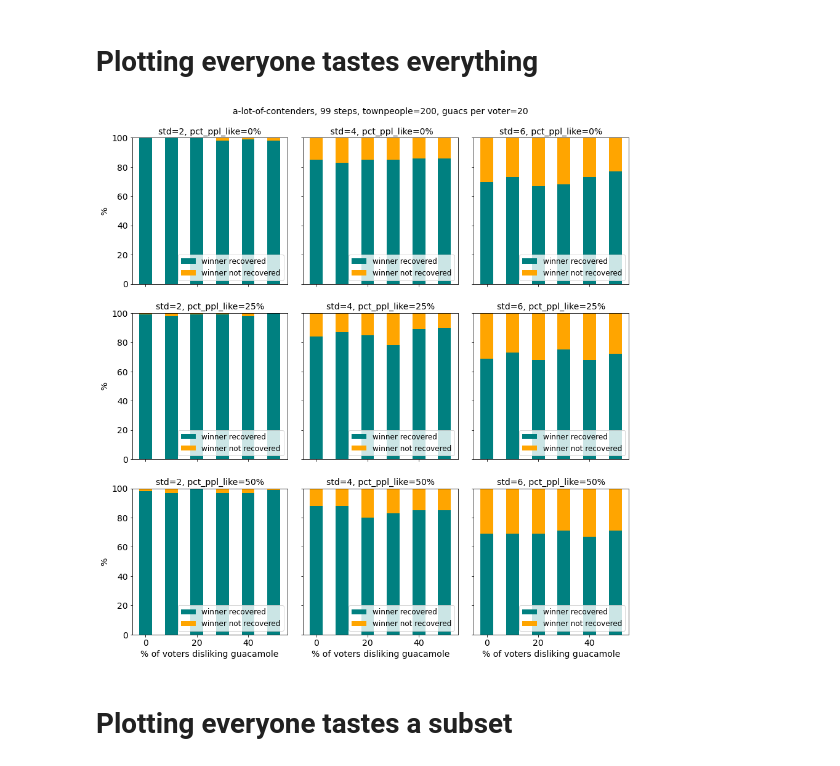
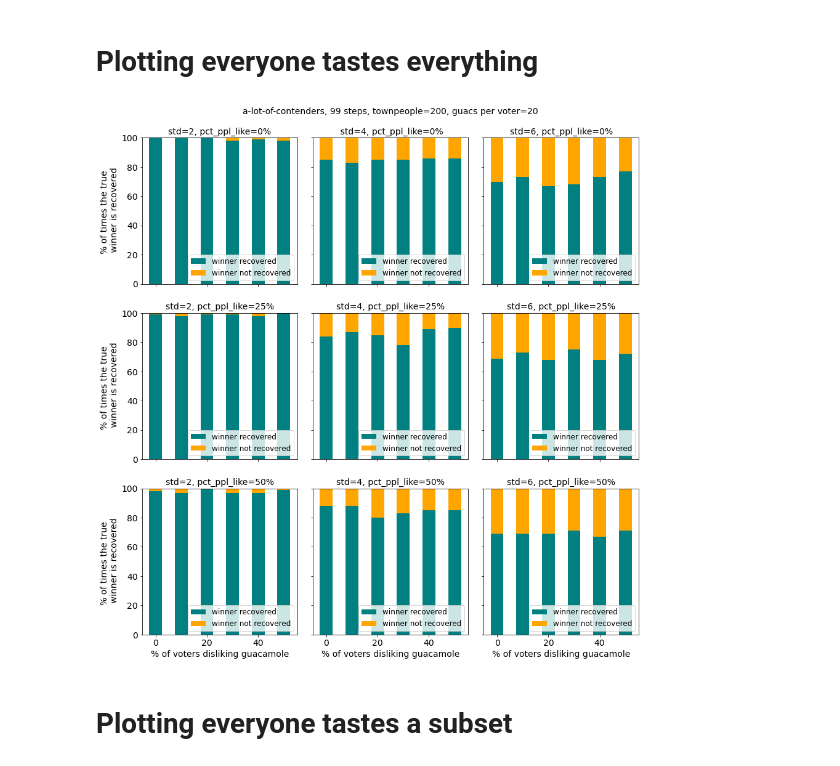
Before and after one commit to ideo/DS-toy-models, a Jupyter notebook: avocado-competition/notebook/parameter_space_visual.ipynb, the cells around one changed output. Drawn from its saved outputs; the diff is of its cells as text; code cells hidden in the pictures.

Commit message:
fixed images axis.

```diff
--- a/avocado-competition/notebook/parameter_space_visual.ipynb
+++ b/avocado-competition/notebook/parameter_space_visual.ipynb
@@ -66,35 +73,35 @@ for std in sorted(df['std'].unique()):
         my_width = 5
         axes[counter_ppl,counter_std].bar(ppd_list,true_list,label = 'winner recovered', color = 'teal', width = my_width)
         axes[counter_ppl,counter_std].bar(ppd_list,false_list,bottom=true_list, color = 'orange', label = 'winner not recovered', width = my_width)
 
         #add title and labels
         if counter_ppl == 0 and counter_std == 1:
             axes[counter_ppl,counter_std].set_title(f"{this_scenario}, {simulation_steps} steps, townpeople={num_townspeople}, guacs per voter={num_guacs_per_voter}\n\n std={std}, pct_ppl_like={ppl}%")
         else:
             axes[counter_ppl,counter_std].set_title(f"std={std}, pct_ppl_like={ppl}%")
 
         if counter_ppl == nrows-1:
             axes[counter_ppl,counter_std].set_xlabel('% of voters disliking guacamole')
 
         if counter_std == 0:
-            axes[counter_ppl,counter_std].set_ylabel('%')
+            axes[counter_ppl,counter_std].set_ylabel('% of times the true \n winner is recovered')
 
         #add legend
         axes[counter_ppl,counter_std].legend(loc=4, fontsize=12)
 
         counter_ppl += 1
     counter_std += 1
 
 
 plt.subplots_adjust(left=0.1,
                     bottom=0.1,
                     right=0.9,
                     top=0.9,
                     wspace=0.1,
                     hspace=0.2)
 plt.savefig(f"plots/{re.sub('.csv', '', filename.split('/')[-1])}_viz.png")
 # %% [output]
-[figure, old version]
+[figure, new version]
 # %% [markdown]
 # Plotting everyone tastes a subset
 # %%
```
Also changed, not shown: parts of 2 cells of this notebook, 3 other files.
